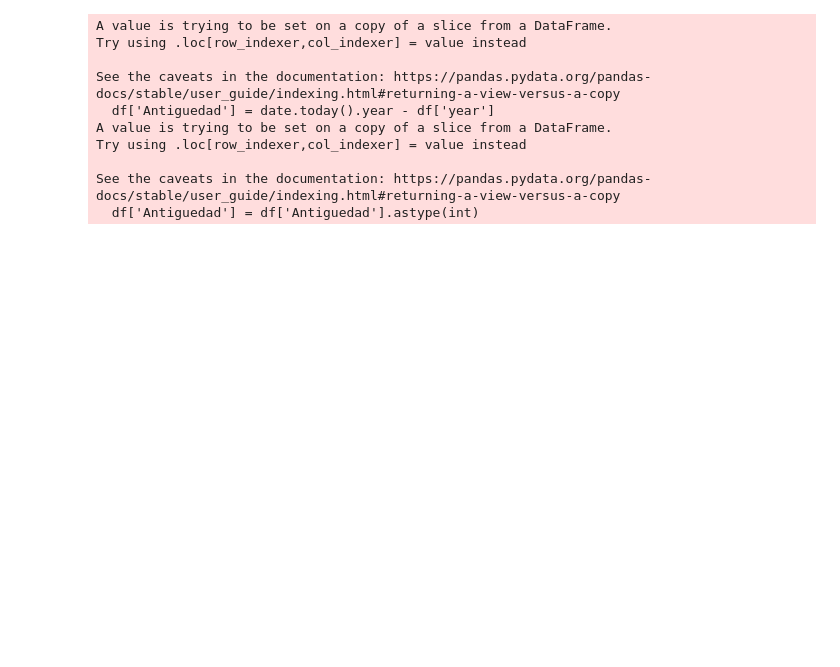
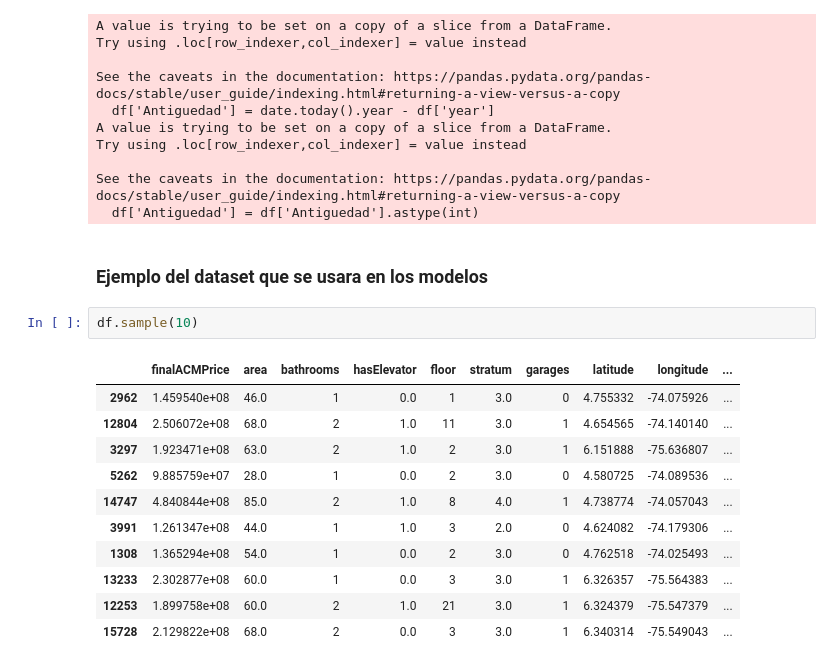
Before and after one commit to luisab26/MIAD_ANS_TEAM22, a Jupyter notebook: Training/Segmentacion/v2_Modelo Segmentacion.ipynb, the cells around one changed output. Cells and saved outputs as stored; diff of their text form; blank space fills up the shorter version.

```diff
--- a/Training/Segmentacion/v2_Modelo Segmentacion.ipynb
+++ b/Training/Segmentacion/v2_Modelo Segmentacion.ipynb
@@ -40,3 +42,19 @@ Try using .loc[row_indexer,col_indexer] = value instead
 
 See the caveats in the documentation: https://pandas.pydata.org/pandas-docs/stable/user_guide/indexing.html#returning-a-view-versus-a-copy
   df['Antiguedad'] = df['Antiguedad'].astype(int)
+# %% [markdown]
+### Ejemplo del dataset que se usara en los modelos
+# %%
+df.sample(10)
+# %% [output]
+|  | finalACMPrice | area | bathrooms | hasElevator | floor | stratum | garages | latitude | longitude | ... |
+| 2962 | 1.459540e+08 | 46.0 | 1 | 0.0 | 1 | 3.0 | 0 | 4.755332 | -74.075926 | ... |
+| 12804 | 2.506072e+08 | 68.0 | 2 | 1.0 | 11 | 3.0 | 1 | 4.654565 | -74.140140 | ... |
+| 3297 | 1.923471e+08 | 63.0 | 2 | 1.0 | 2 | 3.0 | 1 | 6.151888 | -75.636807 | ... |
+| 5262 | 9.885759e+07 | 28.0 | 1 | 0.0 | 2 | 3.0 | 0 | 4.580725 | -74.089536 | ... |
+| 14747 | 4.840844e+08 | 85.0 | 2 | 1.0 | 8 | 4.0 | 1 | 4.738774 | -74.057043 | ... |
+| 3991 | 1.261347e+08 | 44.0 | 1 | 1.0 | 3 | 2.0 | 0 | 4.624082 | -74.179306 | ... |
+| 1308 | 1.365294e+08 | 54.0 | 1 | 0.0 | 2 | 3.0 | 0 | 4.762518 | -74.025493 | ... |
+| 13233 | 2.302877e+08 | 60.0 | 1 | 0.0 | 3 | 3.0 | 1 | 6.326357 | -75.564383 | ... |
+| 12253 | 1.899758e+08 | 60.0 | 2 | 1.0 | 21 | 3.0 | 1 | 6.324379 | -75.547379 | ... |
+| 15728 | 2.129822e+08 | 68.0 | 2 | 0.0 | 3 | 3.0 | 1 | 6.340314 | -75.549043 | ... |
```
Also changed, not shown: parts of 18 cells of this notebook, 3 other files.
